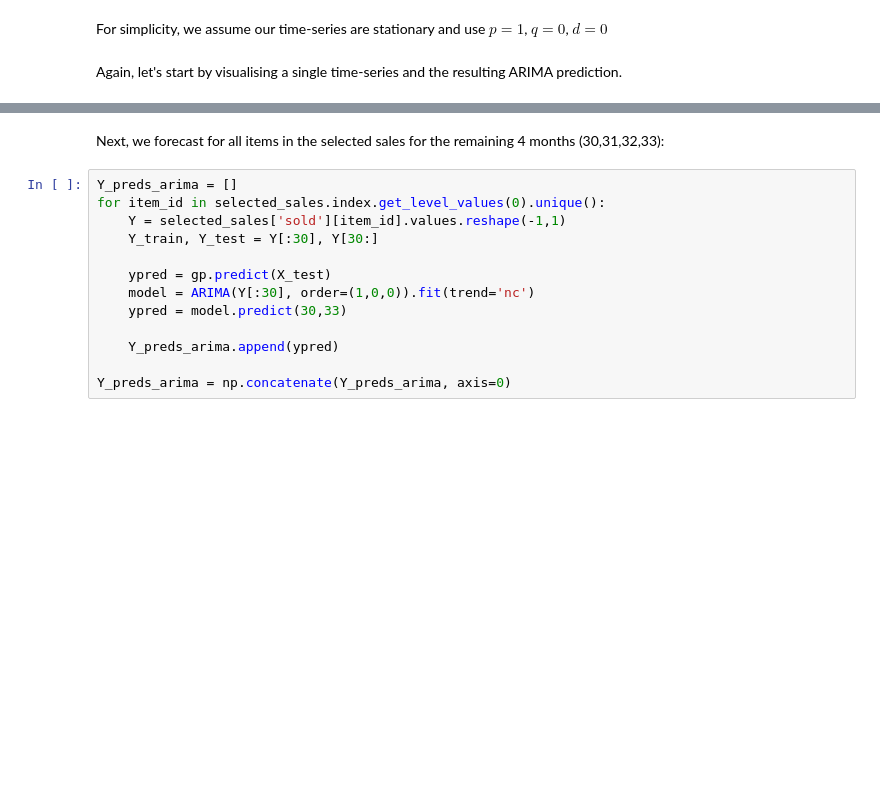
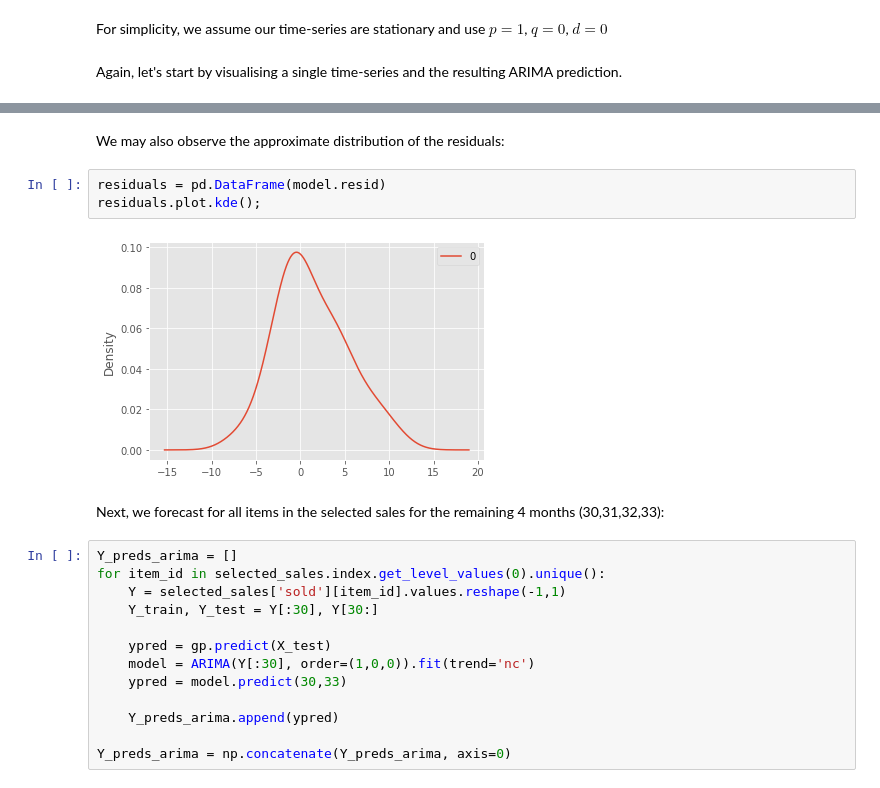
Before and after one commit to eduardohenriquearnold/eduardohenriquearnold.github.io, a Jupyter notebook: static/notebooks/timeseriesforecast.ipynb, the cells around one changed output, grey strips where cells are left out. Drawn from its saved outputs; the diff is of its cells as text; blank space fills up the shorter version.

```diff
--- a/static/notebooks/timeseriesforecast.ipynb
+++ b/static/notebooks/timeseriesforecast.ipynb
@@ -235,3 +258,10 @@ plt.legend();
+# %% [markdown]
+We may also observe the approximate distribution of the residuals:
+# %%
+residuals = pd.DataFrame(model.resid)
+residuals.plot.kde();
+# %% [output]
+[figure, added]
 # %% [markdown]
 Next, we forecast for all items in the selected sales for the remaining 4 months (30,31,32,33):
 # %%
```
Also changed, not shown: parts of 10 cells of this notebook, 12 other files.
